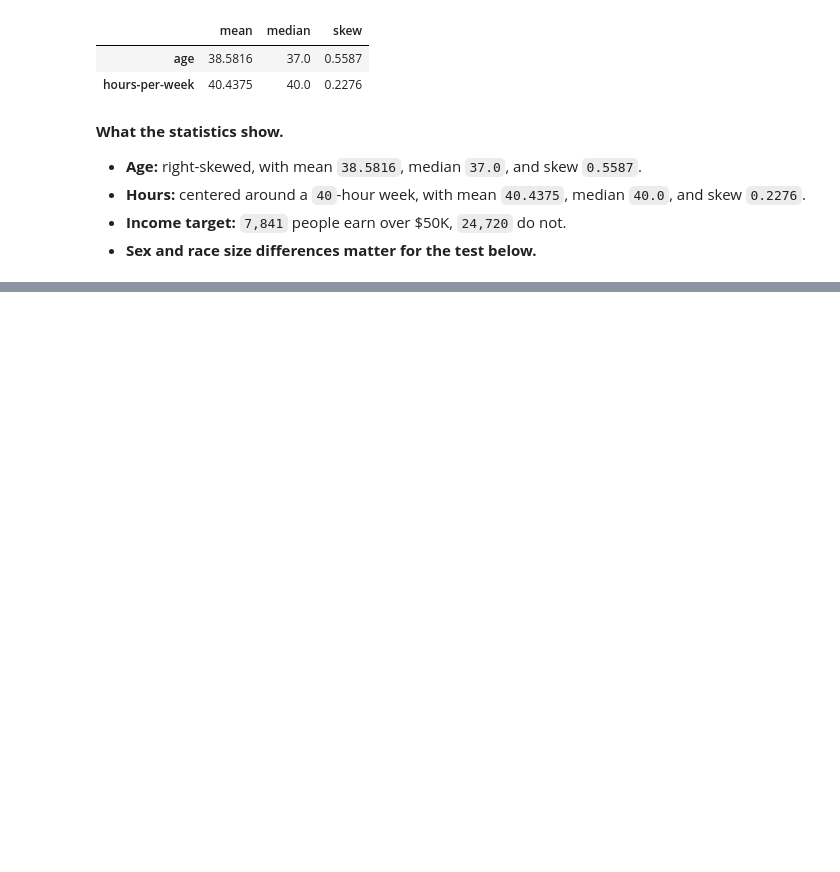
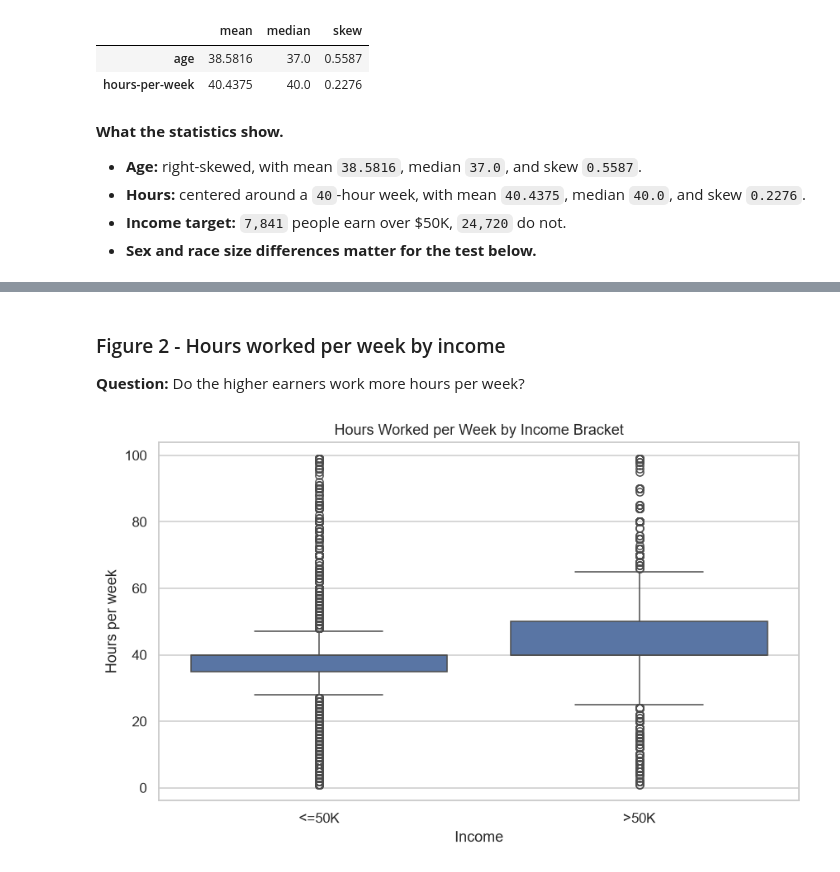
Before and after one commit to intend-dev/Statistical-Analysis-with-Python, a Jupyter notebook: analysis.ipynb, the cells around one changed output, grey strips where cells are left out. Drawn from its saved outputs; the diff is of its cells as text; code cells hidden in the pictures; blank space fills up the shorter version.

```diff
--- a/analysis.ipynb
+++ b/analysis.ipynb
@@ -166,0 +235,16 @@ over 50K: 7841 of 32561 = 24.08 %
+# %% [markdown]
+### Figure 2 - Hours worked per week by income
+
+**Question:** Do the higher earners work more hours per week?
+# %%
+fig, ax = plt.subplots(figsize=(8, 5))
+sns.boxplot(data=df, x="income", y="hours-per-week", ax=ax)
+ax.set_title("Hours Worked per Week by Income Bracket")
+ax.set_xlabel("Income")
+ax.set_ylabel("Hours per week")
+plt.tight_layout()
+plt.savefig("figures/figure-2-hours-by-income.png", dpi=110, bbox_inches="tight")
+plt.show()
+print()
+# %% [output]
+[figure, added]
```
Also changed, not shown: parts of 14 cells of this notebook, 4 other files.
